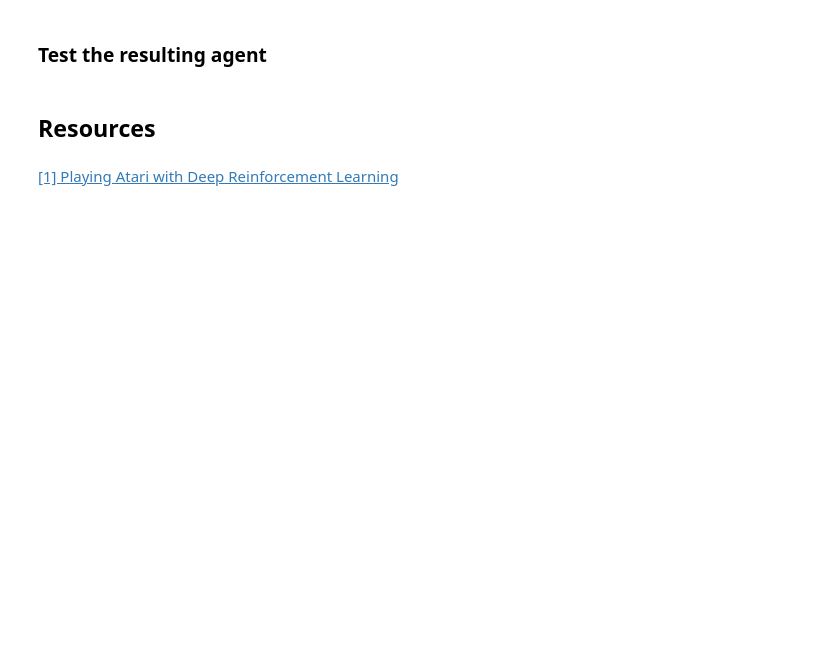
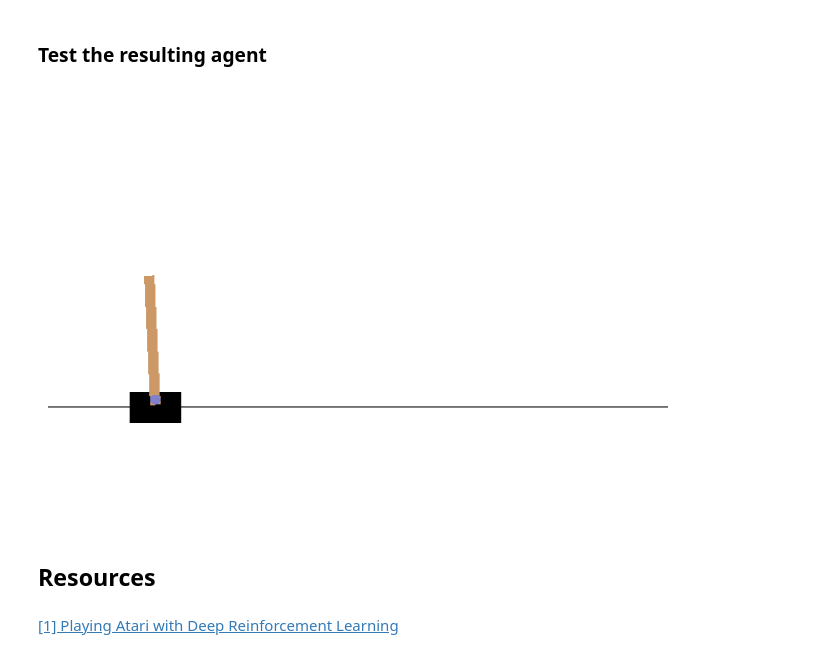
Before and after one commit to weiminn/reinforcement_learning_tutorials, a Jupyter notebook: 09_Deep_Q_Learning/Section_9_deep_q_learning.ipynb, the cells around one changed output. Drawn from its saved outputs; the diff is of its cells as text; code cells hidden in the pictures; blank space fills up the shorter version.

```diff
--- a/09_Deep_Q_Learning/Section_9_deep_q_learning.ipynb
+++ b/09_Deep_Q_Learning/Section_9_deep_q_learning.ipynb
@@ -265,7 +269,9 @@ plot_stats(stats)
 # %% [markdown]
 ### Test the resulting agent
 # %%
-test_agent(env, policy, episodes=2)
+test_agent(env, target_policy, episodes=2)
+# %% [output]
+[figure, added]
 # %% [markdown]
 ## Resources
 # %% [markdown]
```
Also changed, not shown: parts of 3 cells of this notebook.
